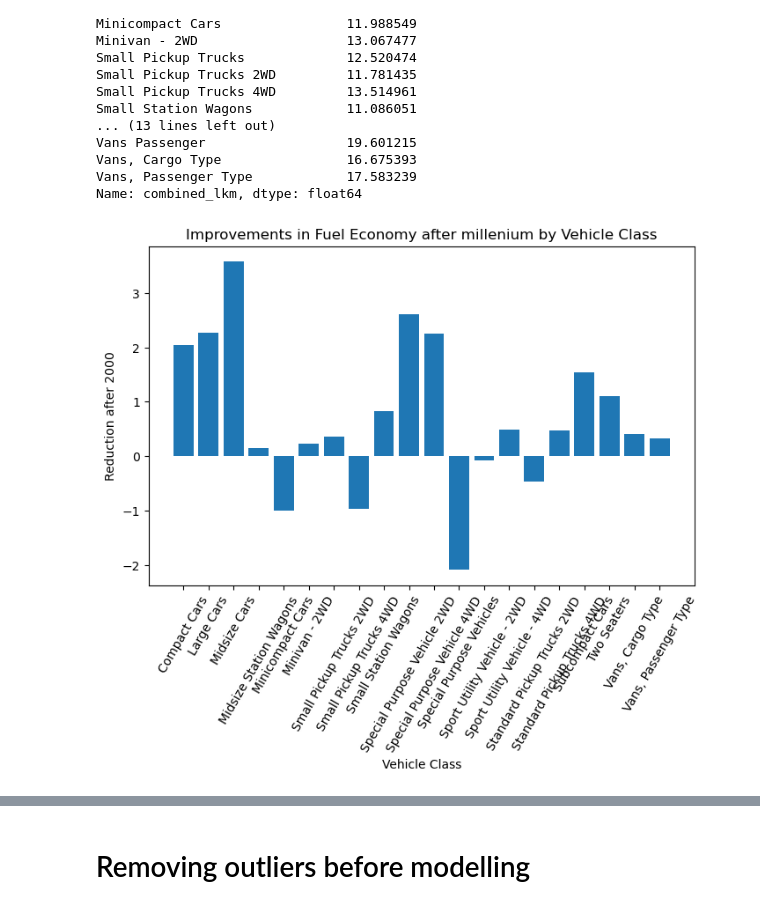
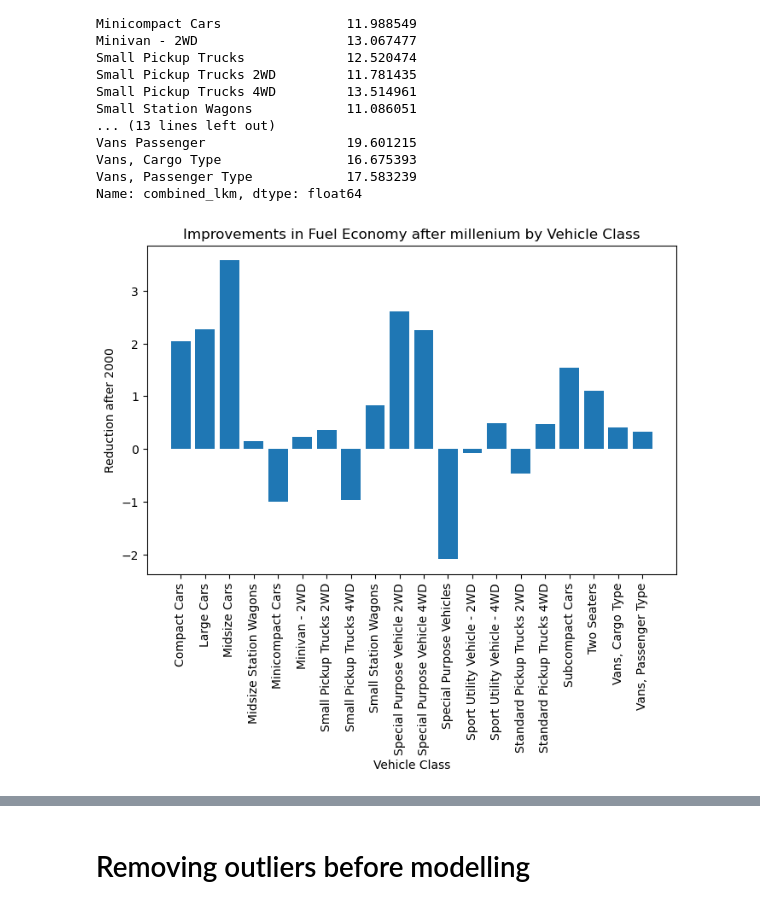
Before and after one commit to mstf53/mid-bootcamp, a Jupyter notebook: notebooks/test.ipynb, the cells around one changed output, grey strips where cells are left out. Saved outputs shown, nothing was run; the diff lists cells and outputs as text; code cells hidden in the pictures.

```diff
--- a/test.ipynb
+++ b/notebooks/test.ipynb
@@ -568,7 +568,7 @@ data['fuel_economy_score'].value_counts()
  10       37
 Name: fuel_economy_score, dtype: int64
 # %%
-data = pd.read_csv('files-for-data/cleaned_database.csv')
+data = pd.read_csv('../files-for-data/cleaned_database.csv')
 data.head(5)
 # %% [output]
 |  | year | make | model | class | drive | transmission | engine_cylinders | engine_displacement | ... |
@@ -723,15 +723,15 @@ diff = year2000u- year2000
 # %%
 diff.dropna(inplace=True)
 plt.subplots(figsize=(8, 5))
 plt.bar(diff.index,diff)
 plt.title('Improvements in Fuel Economy after millenium by Vehicle Class')
 plt.xlabel('Vehicle Class')
 plt.ylabel('Reduction after 2000')
-plt.xticks(rotation=60)
+plt.xticks(rotation=90)
 plt.savefig("images/output8.png",dpi=300,bbox_inches="tight")
 plt.show();
 # %% [output]
-[figure, old version]
+[figure, new version]
 # %%
 data = pd.read_csv('files-for-data/cleaned_database.csv')
 data.head(5)
```
Also changed, not shown: parts of 7 cells of this notebook, 18 other files.
